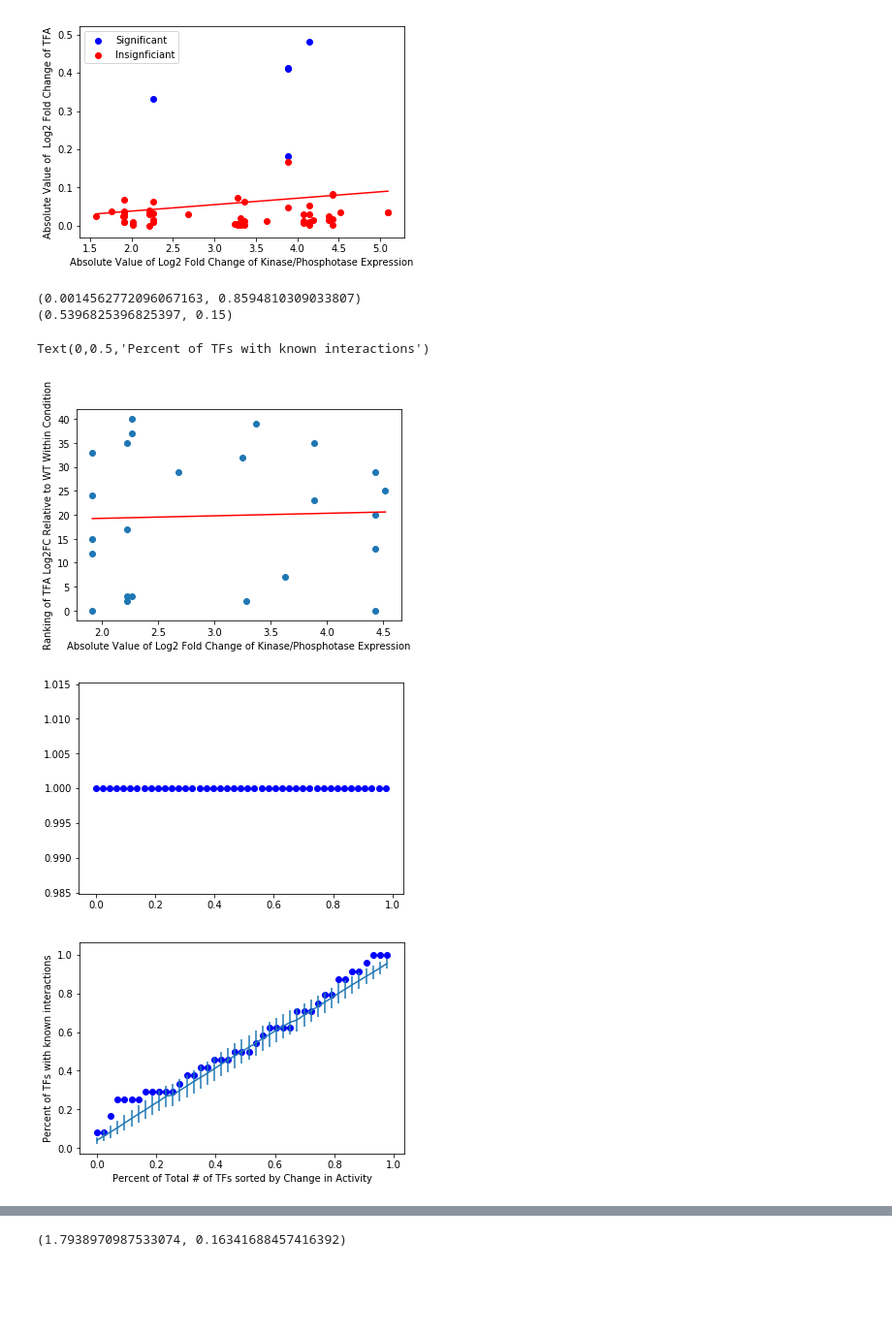
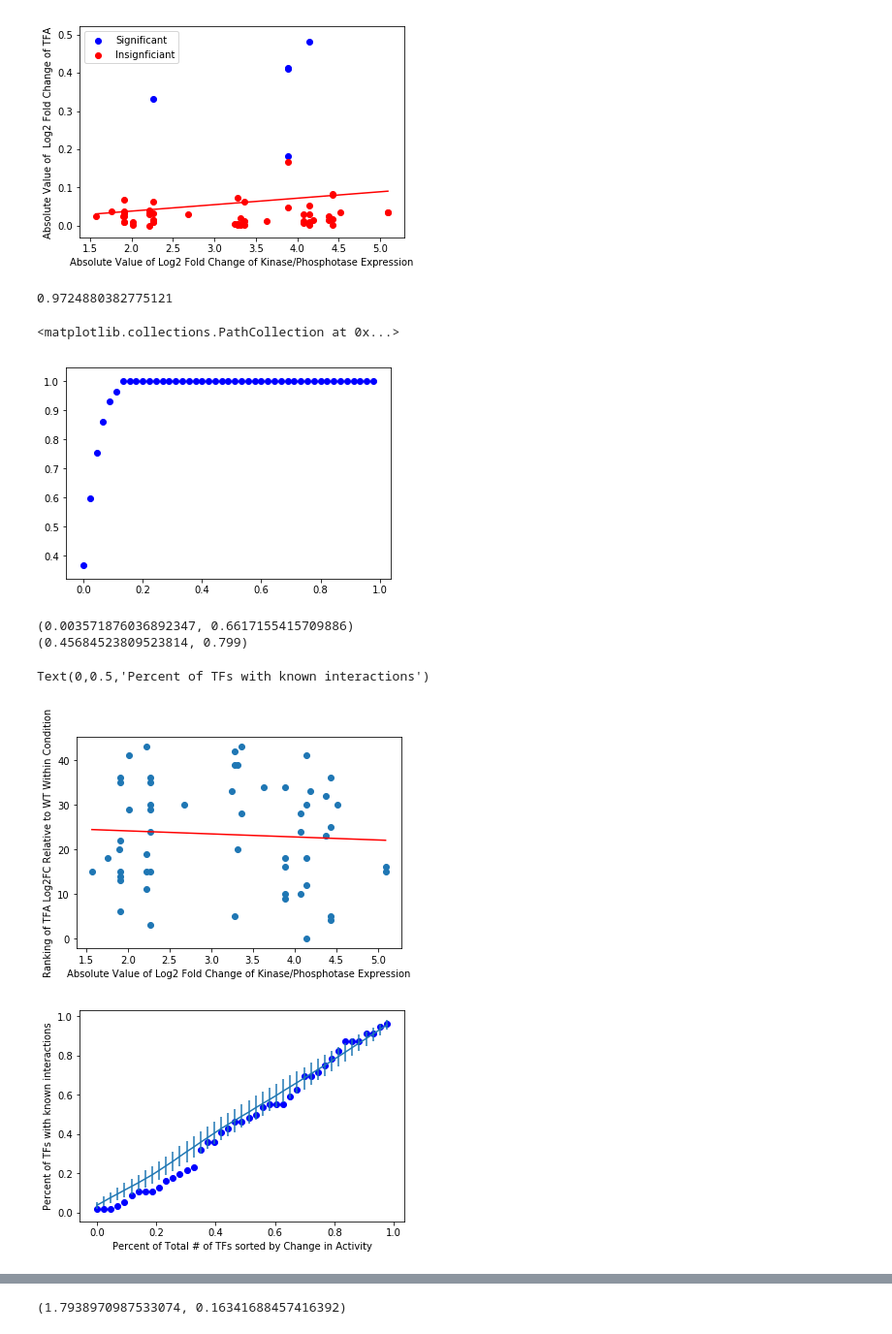
Before and after one commit to e-stan/BrentRotation, a Jupyter notebook: TFAInferenceCode/TFA_Activity_Analysis_TFVAWithSignConstraints.ipynb, the cells around one changed output, grey strips where cells are left out. Shown at 97% size. Drawn from its saved outputs; the diff is of its cells as text; code cells hidden in the pictures; blank space fills up the shorter version.

Commit message:
fixed error in the ranking calulation. Now it seems all the gains were not real.

```diff
--- a/TFAInferenceCode/TFA_Activity_Analysis_TFVAWithSignConstraints.ipynb
+++ b/TFAInferenceCode/TFA_Activity_Analysis_TFVAWithSignConstraints.ipynb
@@ -268,6 +272,33 @@ print(r**2,pvalue)
 (0.02764956908852592, 0.21637929094682173)
 [figure]
 [figure]
+# %%
+#Determine best Possible AUC
+bestPossibleMatrix = copy.deepcopy(matrix)
+maxScore = max(TFAHelp.flatten(TFAHelp.absoluteLog2FoldChange(bestPossibleMatrix)))
+for tf in range(len(bestPossibleMatrix)-1):
+    for kinase in range(len(bestPossibleMatrix[tf])):
+        if kinases[kinase]+"_"+TFs[tf] in interactions:
+            bestPossibleMatrix[tf][kinase] = bestPossibleMatrix[tf][-1]*((2**maxScore))+1
+normalizedMatrix = TFAHelp.rankingChange(bestPossibleMatrix)
+interactionsFound = {}
+
+for tf in range(len(normalizedMatrix)-1):
+    for kinase in range(len(normalizedMatrix[tf])):
+        if kinases[kinase]+"_"+TFs[tf] in interactions:
+            interactionsFound[kinases[kinase]+"_"+TFs[tf]] = normalizedMatrix[tf][kinase]
+
+plt.figure()
+
+xcoords,ycoords = TFAHelp.expectedInteractionFallInRankingLevel(interactionsFound,len(normalizedMatrix))
+AUC = np.trapz(ycoords,dx = 1.0/(len(xcoords)-1))
+print(AUC)
+
+plt.scatter(xcoords,ycoords,c="b")
+# %% [output]
+0.9724880382775121
+<matplotlib.collections.PathCollection at 0x...>
+[figure, added]
 # %%
 normalizedMatrix  = TFAHelp.rankingChange(matrix)[:-1]
 
@@ -278,7 +309,6 @@ for tf in range(len(normalizedMatrix)-1):
     for kinase in range(len(normalizedMatrix[tf])):
         if kinases[kinase]+"_"+TFs[tf] in interactions:
             interactionsFound[kinases[kinase]+"_"+TFs[tf]] = normalizedMatrix[tf][kinase]
-            bestPossibleInteractionsFound[kinases[kinase]+"_"+TFs[tf]] = min([normalizedMatrix[tf][kinase] for tf in range(len(normalizedMatrix))])
 uniqueInteractions = [inter for inter in interactions]
 
 GEImpact = {inter:-1 for inter in uniqueInteractions}
@@ -305,10 +335,6 @@ plt.plot(xvals,[x*slope+intercept for x in xvals],"r-")
 print(r**2,pvalue)
 
 ###Generate Random Matrices to find Results:
-plt.figure()
-xcoords,ycoords = TFAHelp.expectedInteractionFallInRankingLevel(bestPossibleInteractionsFound,len(normalizedMatrix)-1)
-AUC = np.trapz(ycoords,dx = 1.0/(len(xcoords)-1))
-plt.scatter(xcoords,ycoords,c="b")
 
 plt.figure()
 
@@ -327,38 +353,37 @@ for _ in range(nsims):
     tempMat = [tempMat[row] + [matrix[row][-1]] for row in range(len(tempMat))]
     tempNormMat = TFAHelp.rankingChange(tempMat)
     tempinteractionsFound = {x[0]:-1 for x in expectedResults}
     for tf in range(len(normalizedMatrix)-1):
         for kinase in range(len(normalizedMatrix[tf])):
             if kinases[kinase]+"_"+TFs[tf] in interactions:
                 tempinteractionsFound[kinases[kinase]+"_"+TFs[tf]] = tempNormMat[tf][kinase]
     xcoords,ycoords = TFAHelp.expectedInteractionFallInRankingLevel(tempinteractionsFound,len(normalizedMatrix)-1)
     AUCs.append(np.trapz(ycoords,dx = 1.0/(len(xcoords)-1)))
     allxCoords.append(xcoords)
     allyCoords.append(ycoords)
 
 AUCs.sort(reverse=True)
 index = 0
 for val in AUCs:
     if AUC > val:
         index -= 1
         break
     index+=1
 percentile = float(index)/len(AUCs)
 
 print(AUC,percentile)
 
 plt.errorbar(x = xcoords,y = np.mean(allyCoords,axis = 0),
              yerr = np.std(allyCoords,axis=0))
 
 plt.xlabel("Percent of Total # of TFs sorted by Change in Activity")
 plt.ylabel("Percent of TFs with known interactions")
 # %% [output]
-(0.0014562772096067163, 0.8594810309033807)
-(0.5396825396825397, 0.15)
+(0.003571876036892347, 0.6617155415709886)
+(0.45684523809523814, 0.799)
 Text(0,0.5,'Percent of TFs with known interactions')
-[figure, old version]
+[figure, new version]
-[figure, old version]
+[figure, new version]
-[figure, removed]
 # %%
 
 tfvaRangeMatrix = [[TFVARange[row][col] for col in columnsOfInterest]+[TFVARange[row][-1]] for row in
```
Also changed, not shown: parts of 3 cells of this notebook, 3 other files.
